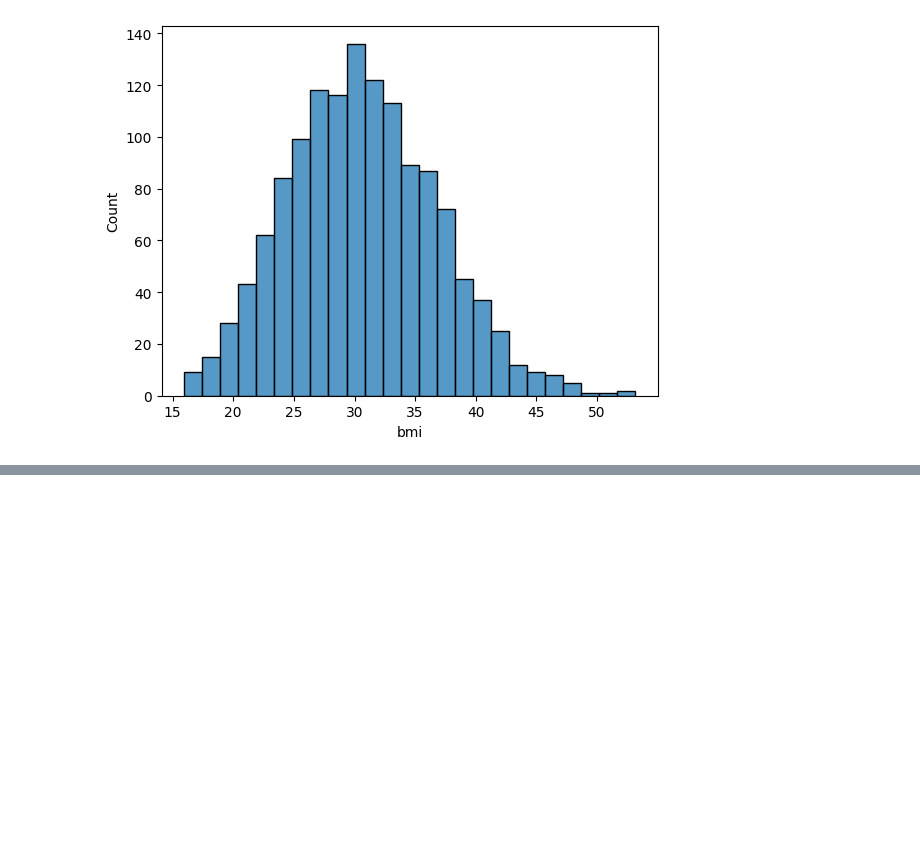
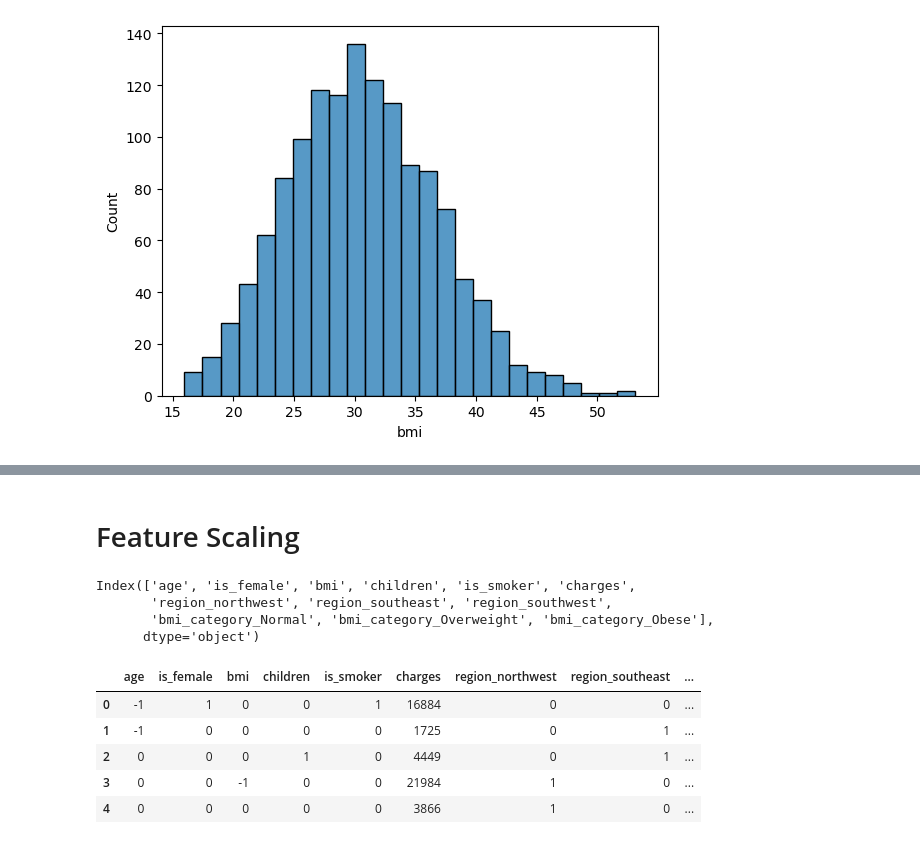
Before and after one commit to rajeshgowda116/Machine-Learning, a Jupyter notebook: projects/insurence/inscu.ipynb, the cells around one changed output, grey strips where cells are left out. Drawn from its saved outputs; the diff is of its cells as text; code cells hidden in the pictures; blank space fills up the shorter version.

```diff
--- a/projects/insurence/inscu.ipynb
+++ b/projects/insurence/inscu.ipynb
@@ -287,0 +288,9 @@ df_cleaned.head()
+# %% [markdown]
+# Feature Scaling
+# %%
+df_cleaned.columns
+# %% [output]
+Index(['age', 'is_female', 'bmi', 'children', 'is_smoker', 'charges',
+       'region_northwest', 'region_southeast', 'region_southwest',
+       'bmi_category_Normal', 'bmi_category_Overweight', 'bmi_category_Obese'],
+      dtype='object')
@@ -287,0 +304,9 @@ df_cleaned.head()
+# %%
+df_cleaned.head()
+# %% [output]
+|  | age | is_female | bmi | children | is_smoker | charges | region_northwest | region_southeast | ... |
+| 0 | -1 | 1 | 0 | 0 | 1 | 16884 | 0 | 0 | ... |
+| 1 | -1 | 0 | 0 | 0 | 0 | 1725 | 0 | 1 | ... |
+| 2 | 0 | 0 | 0 | 1 | 0 | 4449 | 0 | 1 | ... |
+| 3 | 0 | 0 | -1 | 0 | 0 | 21984 | 1 | 0 | ... |
+| 4 | 0 | 0 | 0 | 0 | 0 | 3866 | 1 | 0 | ... |
```
Also changed, not shown: parts of 12 cells of this notebook, 1 other file.
